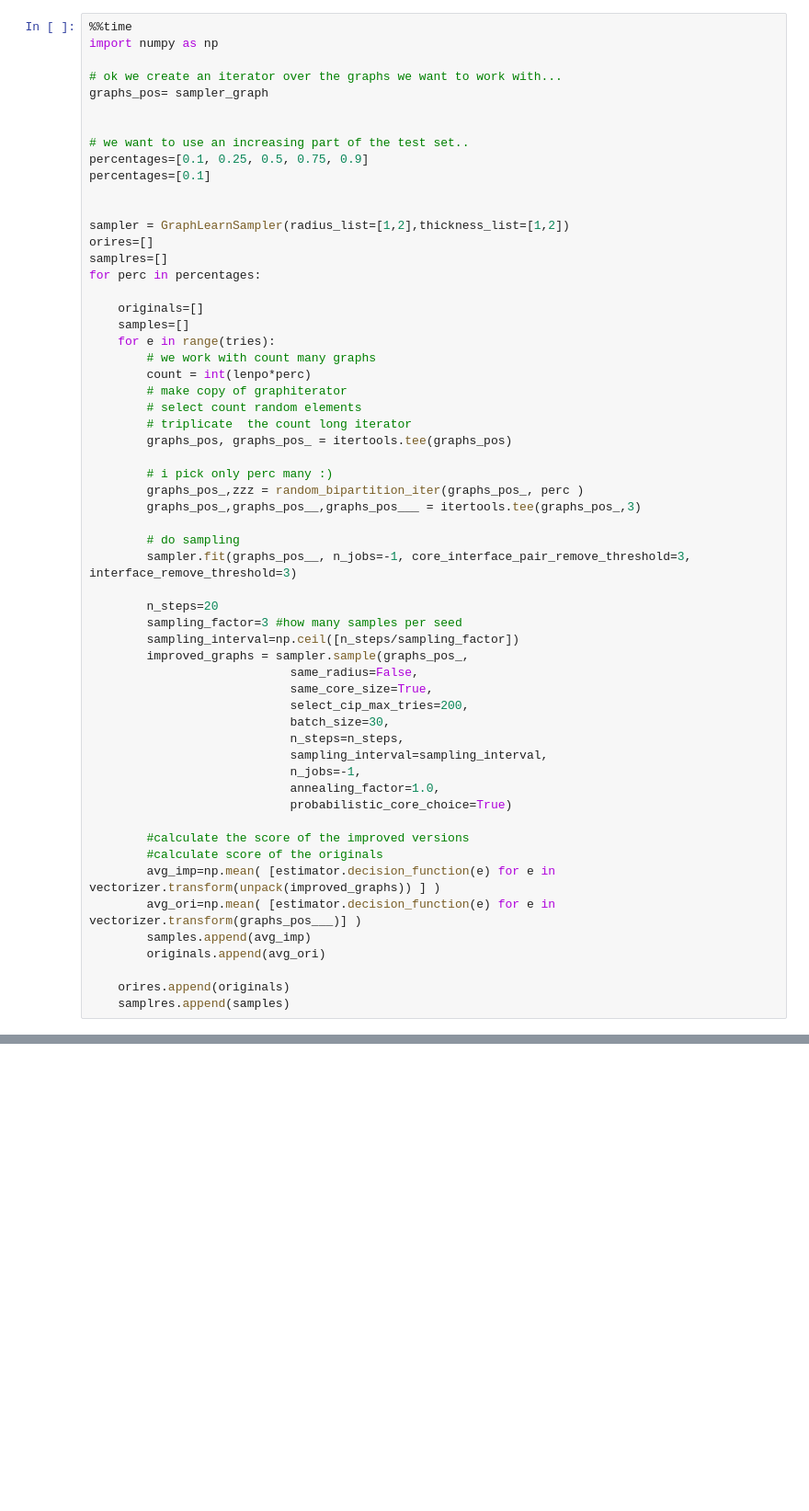
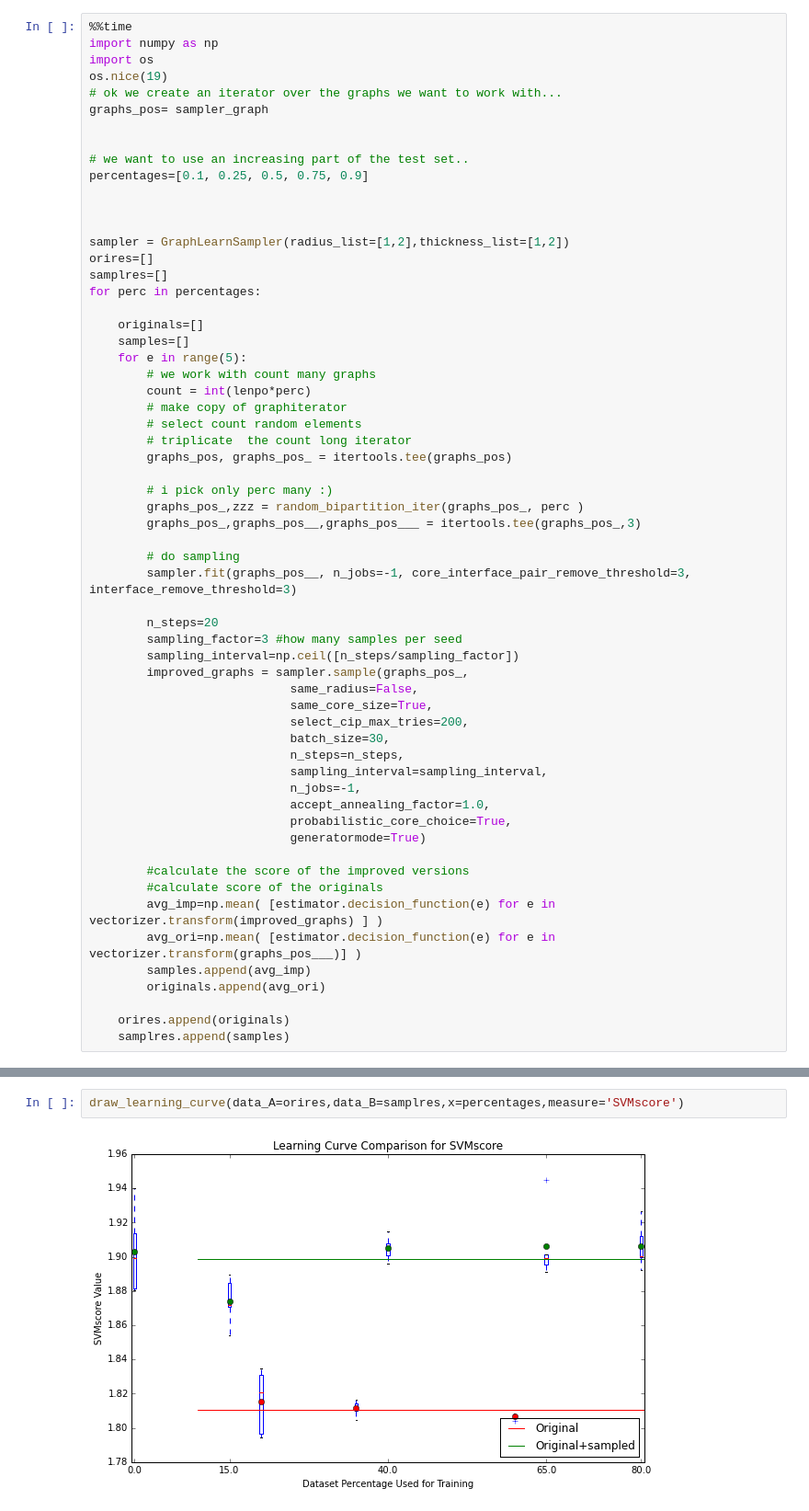
Before and after one commit to fabriziocosta/GraphLearn, a Jupyter notebook: example/EvaluateProbabilityOfSamples.ipynb, the cells around one changed output, grey strips where cells are left out. Shown at 92% size. Drawn from its saved outputs; the diff is of its cells as text; blank space fills up the shorter version.

```diff
--- a/example/EvaluateProbabilityOfSamples.ipynb
+++ b/example/EvaluateProbabilityOfSamples.ipynb
@@ -50,14 +54,15 @@ print 'estimator ok'
 # %%
 %%time
 import numpy as np
-
+import os
+os.nice(19)
 # ok we create an iterator over the graphs we want to work with...
 graphs_pos= sampler_graph
 
 
 # we want to use an increasing part of the test set..
 percentages=[0.1, 0.25, 0.5, 0.75, 0.9]
-percentages=[0.1]
+
 
 
 sampler = GraphLearnSampler(radius_list=[1,2],thickness_list=[1,2])
@@ -67,7 +72,7 @@ for perc in percentages:
 
     originals=[]
     samples=[]
-    for e in range(tries):
+    for e in range(5):
         # we work with count many graphs
         count = int(lenpo*perc)
         # make copy of graphiterator
@@ -93,12 +98,13 @@ for perc in percentages:
                             n_steps=n_steps,
                             sampling_interval=sampling_interval,
                             n_jobs=-1,
-                            annealing_factor=1.0,
-                            probabilistic_core_choice=True)
+                            accept_annealing_factor=1.0,
+                            probabilistic_core_choice=True,
+                            generatormode=True)
 
         #calculate the score of the improved versions
         #calculate score of the originals
-        avg_imp=np.mean( [estimator.decision_function(e) for e in vectorizer.transform(unpack(improved_graphs)) ] )
+        avg_imp=np.mean( [estimator.decision_function(e) for e in vectorizer.transform(improved_graphs) ] )
         avg_ori=np.mean( [estimator.decision_function(e) for e in vectorizer.transform(graphs_pos___)] )
         samples.append(avg_imp)
         originals.append(avg_ori)
@@ -114,0 +154,4 @@ plot_charts(originals, data2=samples, xlabel="Training size", ylabel="Score", si
+# %%
+draw_learning_curve(data_A=orires,data_B=samplres,x=percentages,measure='SVMscore')
+# %% [output]
+[figure, added]
```
Also changed, not shown: parts of 6 cells of this notebook, 3 other files.
